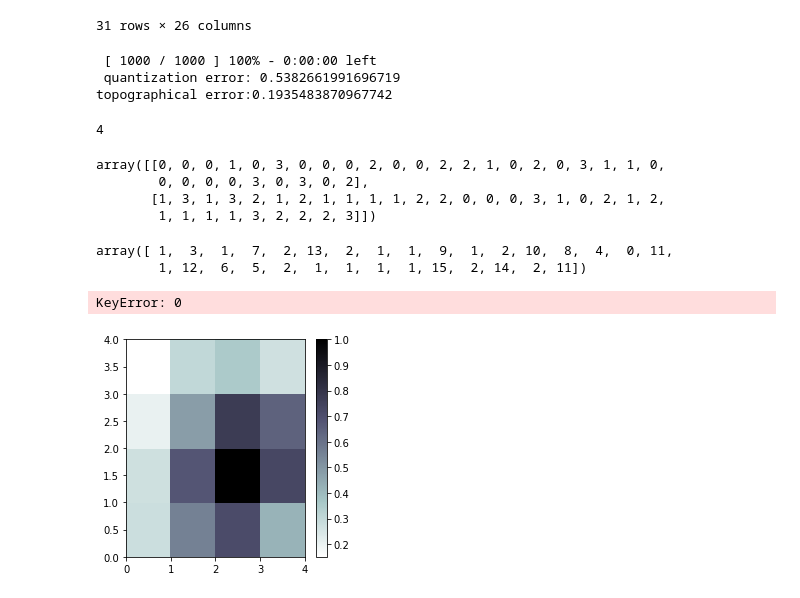
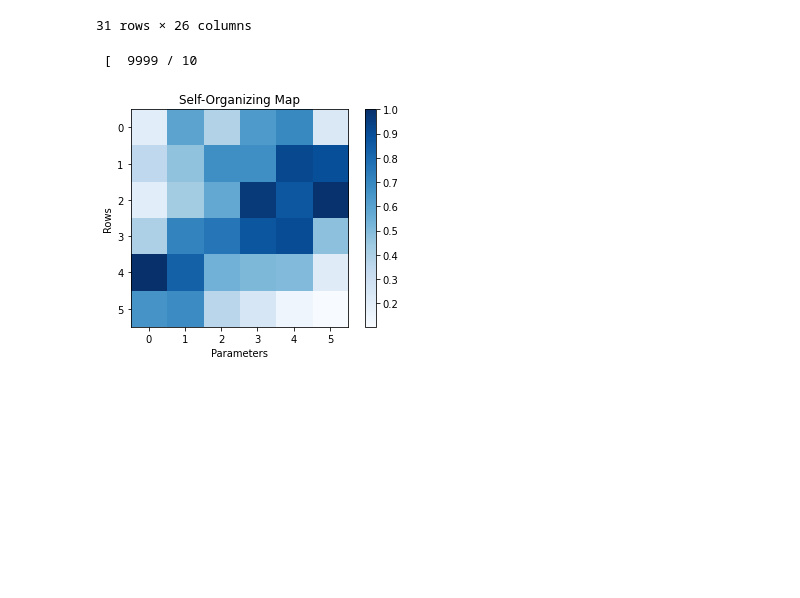
Before and after one commit to Guilherme-Valle/som-fifa-wc-2022, a Jupyter notebook: self-organized-map/som.ipynb, the cells around one changed output. Cells and saved outputs as stored; diff of their text form; code cells hidden in the pictures; blank space fills up the shorter version.

Commit message:
add better graphic

```diff
--- a/self-organized-map/som.ipynb
+++ b/self-organized-map/som.ipynb
@@ -61,51 +88,23 @@ new_df
 31 rows × 26 columns
 # %%
 data = new_df.values
-n_neurons = 4
-m_neurons = 4
-som = MiniSom(n_neurons, m_neurons, 26, sigma=0.5, learning_rate=0.8)
+
+som = MiniSom(6, 6, 26, sigma=0.4, learning_rate=0.8)
 som.pca_weights_init(data)
-som.train(data, 1000, verbose=True)
+som.train(data, 10000, verbose=True)
 print('topographical error:' + str(som.topographic_error(data)))
 # %% [output]
- [ 1000 / 1000 ] 100% - 0:00:00 left
- quantization error: 0.5382661991696719
-topographical error:0.1935483870967742
+ [  9999 / 10
-# %%
-len(som.get_weights())
-# %% [output]
-4
-# %%
-winner_coordinates = np.array([som.winner(x) for x in data]).T
-winner_coordinates
-# %% [output]
-array([[0, 0, 0, 1, 0, 3, 0, 0, 0, 2, 0, 0, 2, 2, 1, 0, 2, 0, 3, 1, 1, 0,
-        0, 0, 0, 0, 3, 0, 3, 0, 2],
-       [1, 3, 1, 3, 2, 1, 2, 1, 1, 1, 1, 2, 2, 0, 0, 0, 3, 1, 0, 2, 1, 2,
-        1, 1, 1, 1, 3, 2, 2, 2, 3]])
-# %%
-cluster_index = np.ravel_multi_index(winner_coordinates, (4,4))
-cluster_index
-# %% [output]
-array([ 1,  3,  1,  7,  2, 13,  2,  1,  1,  9,  1,  2, 10,  8,  4,  0, 11,
-        1, 12,  6,  5,  2,  1,  1,  1,  1, 15,  2, 14,  2, 11])
-# %%
-plt.figure(figsize=(4, 4))
-
-plt.pcolor(som.distance_map().T, cmap='bone_r')  # plotting the distance map as background
-plt.colorbar()
-
-# Plotting the response for each pattern in the iris dataset
-# different colors and markers for each label
-markers = ['o', 's', 'D']
-colors = ['C0', 'C1', 'C2']
-for cnt, xx in enumerate(data):
-    w = som.winner(xx)  # getting the winner
-    # palce a marker on the winning position for the sample xx
-    plt.plot(w[0]+.5, w[1]+.5, markers[new_df[cnt]-1], markerfacecolor='None',
-             markeredgecolor=colors[new_df[cnt]-1], markersize=12, markeredgewidth=2)
-
-plt.show()
-# %% [output]
-KeyError: 0
-[figure, removed]
+# %%
+plt.imshow(som.distance_map().T, cmap='Blues', interpolation='nearest')
+plt.colorbar()
+
+# Set the title, x-axis label, and y-axis label
+plt.title('Self-Organizing Map')
+plt.xlabel('Parameters')
+plt.ylabel('Rows')
+
+# Show the graphic
+plt.show()
+# %% [output]
+[figure, added]
```
Also changed, not shown: parts of 3 cells of this notebook.
